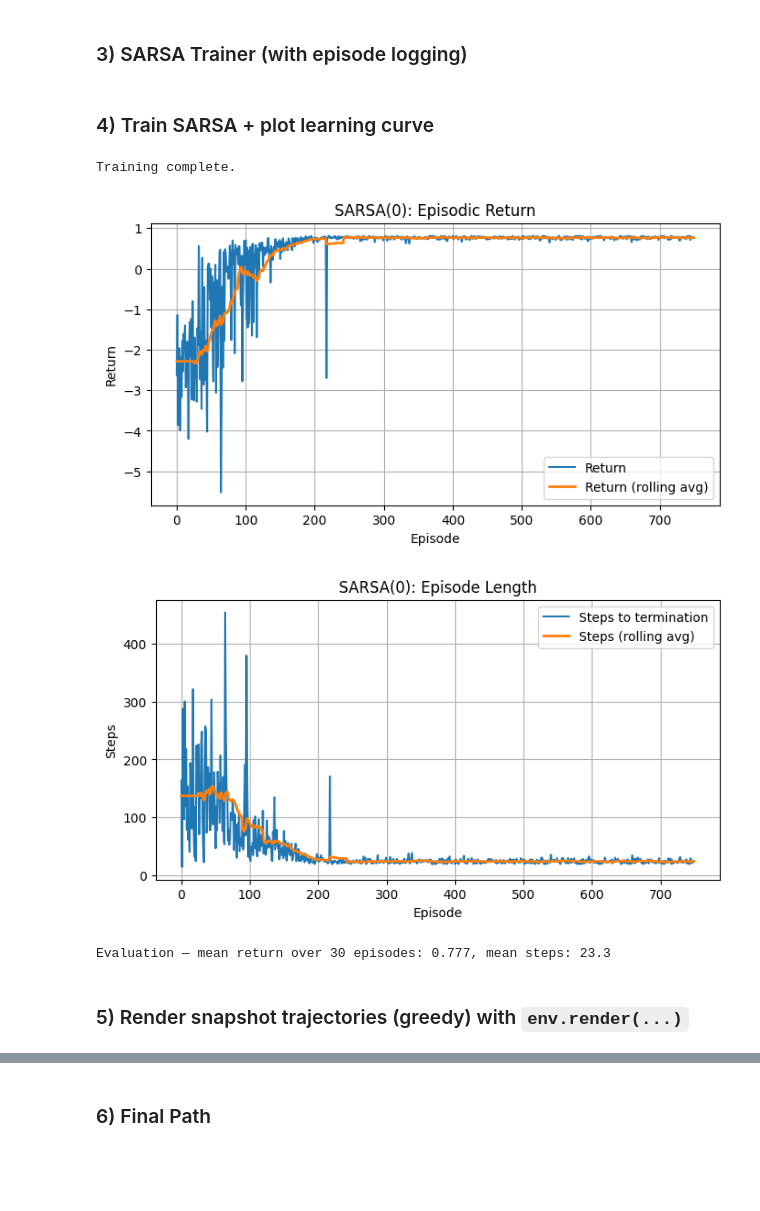
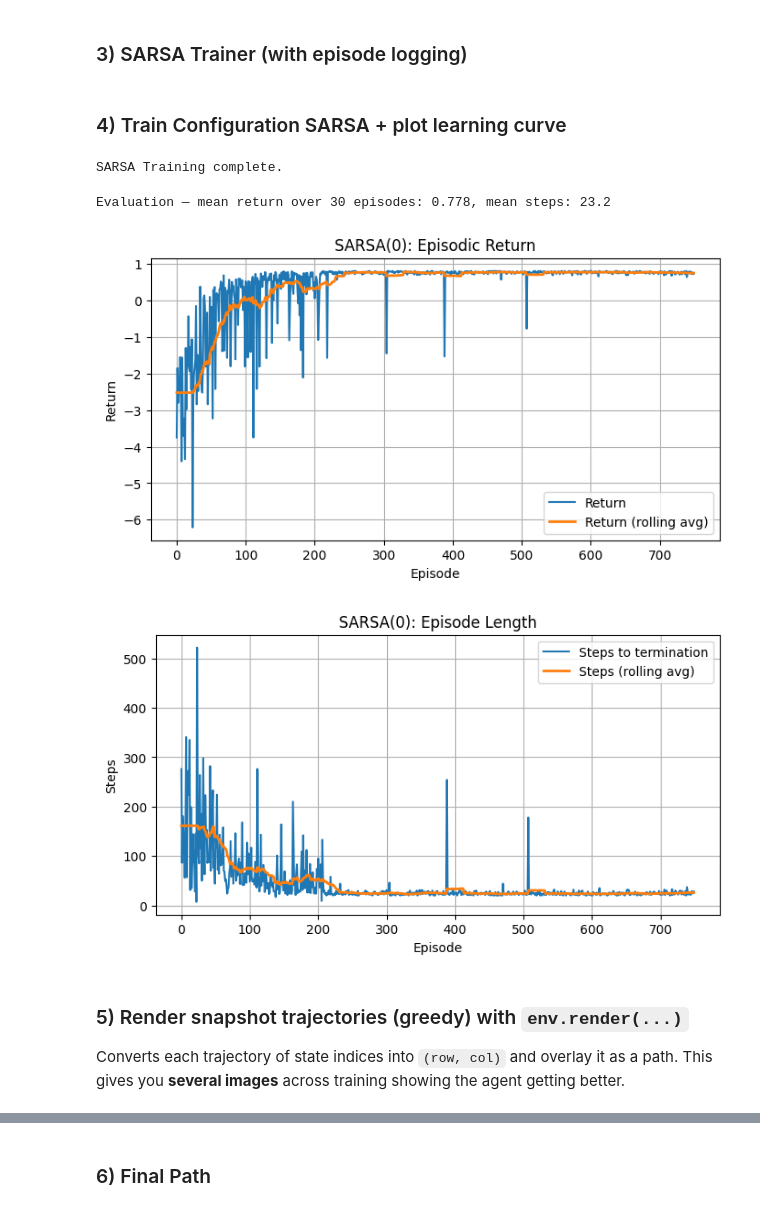
Before and after one commit to fcampoverdeg/reinforcement_learning, a Jupyter notebook: notebooks/02_sarsa.ipynb, the cells around one changed output, grey strips where cells are left out. Saved outputs shown, nothing was run; the diff lists cells and outputs as text; code cells hidden in the pictures; blank space fills up the shorter version.

```diff
--- a/notebooks/02_sarsa.ipynb
+++ b/notebooks/02_sarsa.ipynb
@@ -159,14 +171,12 @@ Environment setup complete!
 # %% [markdown]
 ### 2) Build & Preview the environment
 # %%
-settings = WorldSettings(
-    width=11, height=11,
-    start=(10, 0), goal=(0, 10),
-    wind_chance=0.10,
-    step_penalty=-0.01, goal_reward=1.0, pit_penalty=-1.0,
-    seed=0
-)
+# Instantiate environment with your WorldSettings
+settings = WorldSettings()      # tweak if you want a different map
+env = GridWorld(settings)
+env.seed(7)
 
-env = GridWorld(settings)
+print(f"States={env.num_states}, Action{env.num_actions}, Grid={env.rows}x{env.cols}")
+
 env.render(title="GridWorld for SARSA(0)")
 # %% [output]
@@ -214,7 +194,8 @@ def run_greedy_episode(env, Q: np.ndarray, max_steps=1000):
 # %% [markdown]
-### 4) Train SARSA + plot learning curve
+### 4) Train Configuration SARSA + plot learning curve
 # %%
-cfg_sarsa = TrainConfig(
+# Same constants as other models
+cfg = TrainConfig(
     episodes=750,
     max_steps=1000,
     alpha=0.10,
@@ -225,40 +206,36 @@ cfg_sarsa = TrainConfig(
     seed=42,
     q_init=0.0
 )
-logcfg_sarsa = LogConfig(snapshot_every=40, eval_episodes=5, seed=7)
 
-Q_sarsa, logs_sarsa = sarsa_train_with_logs(env, cfg_sarsa, logcfg_sarsa)
-print(f"{GREEN}Training complete.{RESET}")
+logcfg = LogConfig(snapshot_every=40, eval_episodes=5, seed=7)
+
+Q_sarsa, logs_sarsa = sarsa_train_with_logs(env, cfg, logcfg)
+print(f"{GREEN}SARSA Training complete.{RESET}")
 # %% [output]
-Training complete.
+SARSA Training complete.
 # %%
-def rolling(x, k=25):
-    if len(x) == 0: return np.array([])
-    k = max(1, min(k, len(x)))
-    y = np.convolve(x, np.ones(k)/k, mode="valid")
-    pad = np.full(k-1, y[0])
-    return np.concatenate([pad, y])
+pi_sarsa = greedy_policy_from_0(Q_sarsa)
+mean_return, mean_len = evaluate_policy(env, pi_sarsa, episodes=30, max_steps=1000, seed=123)
+print(f"Evaluation — mean return over 30 episodes: {mean_return:.3f}, mean steps: {mean_len:.1f}")
+
 
 plt.figure(figsize=(8,4))
 plt.plot(logs_sarsa["returns"], label="Return")
 plt.plot(rolling(logs_sarsa["returns"], 25), label="Return (rolling avg)", linewidth=2)
 plt.title("SARSA(0): Episodic Return"); plt.xlabel("Episode"); plt.ylabel("Return")
 plt.grid(True); plt.legend(); plt.show()
 
 plt.figure(figsize=(8,4))
 plt.plot(logs_sarsa["steps"], label="Steps to termination")
 plt.plot(rolling(logs_sarsa["steps"], 25), label="Steps (rolling avg)", linewidth=2)
 plt.title("SARSA(0): Episode Length"); plt.xlabel("Episode"); plt.ylabel("Steps")
 plt.grid(True); plt.legend(); plt.show()
-
-
-pi_sarsa = greedy_policy_from_0(Q_sarsa)
-mean_return, mean_len = evaluate_policy(env, pi_sarsa, episodes=30, max_steps=1000, seed=123)
-print(f"Evaluation — mean return over 30 episodes: {mean_return:.3f}, mean steps: {mean_len:.1f}")
 # %% [output]
+Evaluation — mean return over 30 episodes: 0.778, mean steps: 23.2
-[figure, old version]
+[figure, new version]
-[figure, old version]
+[figure, new version]
-Evaluation — mean return over 30 episodes: 0.777, mean steps: 23.3
 # %% [markdown]
 ### 5) Render snapshot trajectories (greedy) with `env.render(...)`
+Converts each trajectory of state indices into `(row, col)` and overlay it as a path.
+This gives you **several images** across training showing the agent getting better.
 # %%
```
Also changed, not shown: parts of 7 cells of this notebook, 5 other files.
